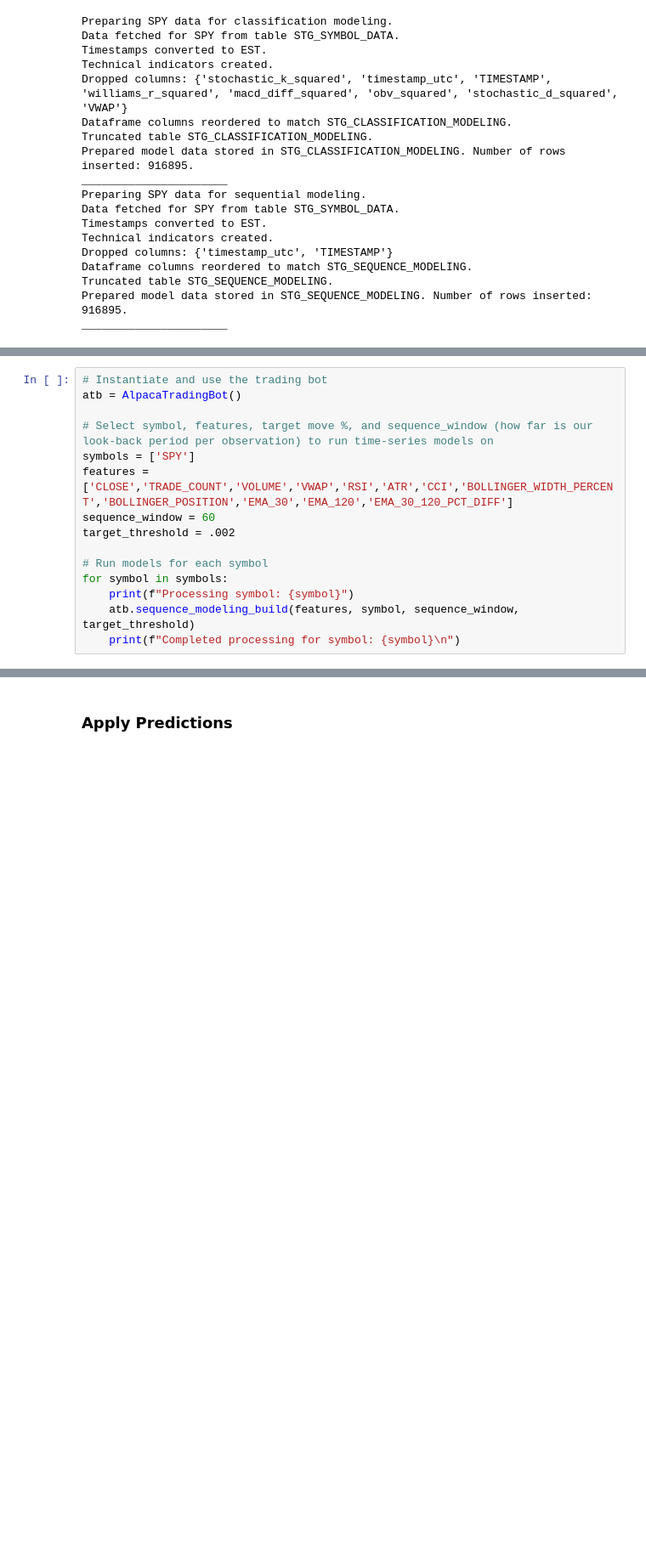
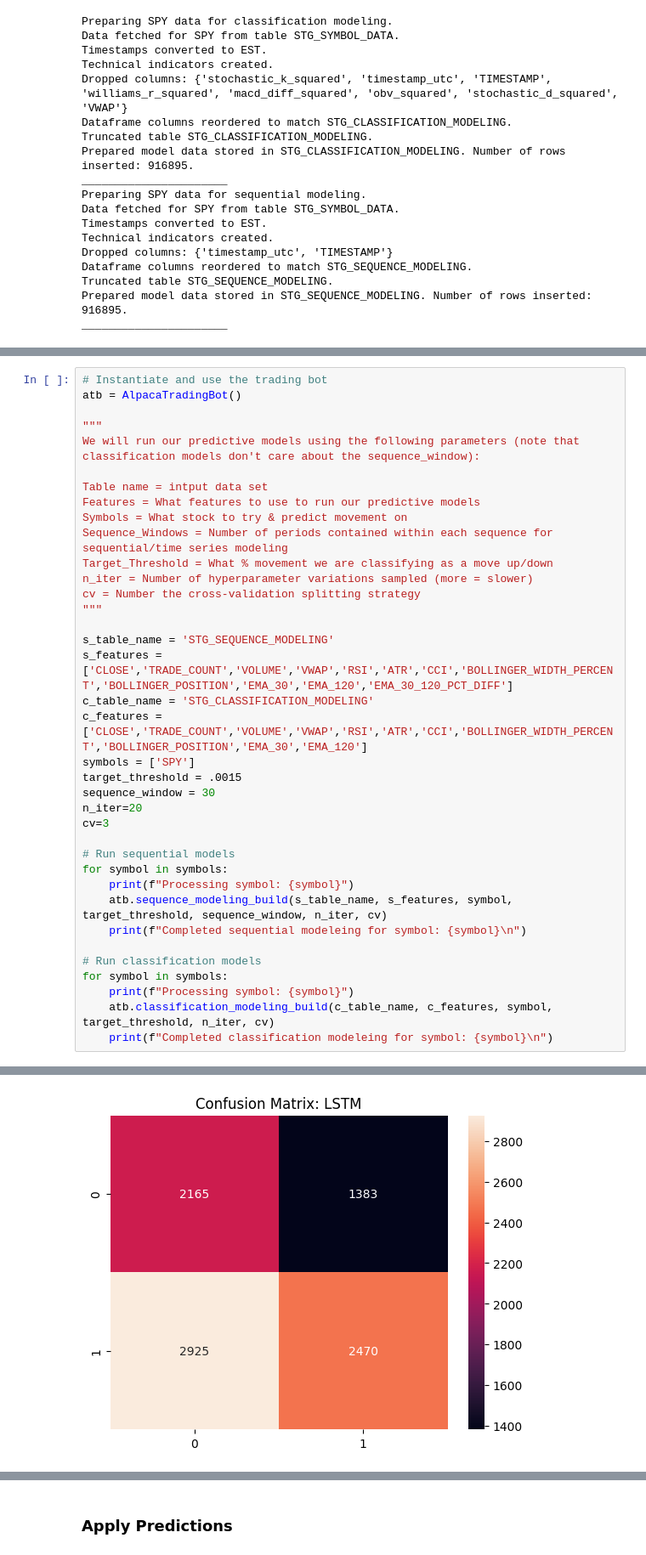
Before and after one commit to Karchensky/Alpaca-Scraper-Trader, a Jupyter notebook: alpaca.ipynb, the cells around one changed output, grey strips where cells are left out. Shown at 85% size. Drawn from its saved outputs; the diff is of its cells as text; blank space fills up the shorter version.

```diff
--- a/alpaca.ipynb
+++ b/alpaca.ipynb
@@ -1320,15 +1265,0 @@ for symbol in symbols:
-# %%
-# Instantiate and use the trading bot
-atb = AlpacaTradingBot()
-
-# Select symbol, features, target move %, and sequence_window (how far is our look-back period per observation) to run time-series models on
-symbols = ['SPY']
-features = ['CLOSE','TRADE_COUNT','VOLUME','VWAP','RSI','ATR','CCI','BOLLINGER_WIDTH_PERCENT','BOLLINGER_POSITION','EMA_30','EMA_120','EMA_30_120_PCT_DIFF']
-sequence_window = 60
-target_threshold = .002
-
-# Run models for each symbol
-for symbol in symbols:
-    print(f"Processing symbol: {symbol}")
-    atb.sequence_modeling_build(features, symbol, sequence_window, target_threshold)
-    print(f"Completed processing for symbol: {symbol}\n")
@@ -1436,0 +1268,38 @@ Completed processing for symbol: SPY
+# %%
+# Instantiate and use the trading bot
+atb = AlpacaTradingBot()
+
+"""
+We will run our predictive models using the following parameters (note that classification models don't care about the sequence_window):
+
+Table name = intput data set
+Features = What features to use to run our predictive models
+Symbols = What stock to try & predict movement on
+Sequence_Windows = Number of periods contained within each sequence for sequential/time series modeling
+Target_Threshold = What % movement we are classifying as a move up/down
+n_iter = Number of hyperparameter variations sampled (more = slower)
+cv = Number the cross-validation splitting strategy
+"""
+
+s_table_name = 'STG_SEQUENCE_MODELING'
+s_features = ['CLOSE','TRADE_COUNT','VOLUME','VWAP','RSI','ATR','CCI','BOLLINGER_WIDTH_PERCENT','BOLLINGER_POSITION','EMA_30','EMA_120','EMA_30_120_PCT_DIFF']
+c_table_name = 'STG_CLASSIFICATION_MODELING'
+c_features = ['CLOSE','TRADE_COUNT','VOLUME','VWAP','RSI','ATR','CCI','BOLLINGER_WIDTH_PERCENT','BOLLINGER_POSITION','EMA_30','EMA_120']
+symbols = ['SPY']
+target_threshold = .0015
+sequence_window = 30
+n_iter=20
+cv=3
+
+# Run sequential models
+for symbol in symbols:
+    print(f"Processing symbol: {symbol}")
+    atb.sequence_modeling_build(s_table_name, s_features, symbol, target_threshold, sequence_window, n_iter, cv)
+    print(f"Completed sequential modeleing for symbol: {symbol}\n")
+
+# Run classification models
+for symbol in symbols:
+    print(f"Processing symbol: {symbol}")
+    atb.classification_modeling_build(c_table_name, c_features, symbol, target_threshold, n_iter, cv)
+    print(f"Completed classification modeleing for symbol: {symbol}\n")
+# %% [output]
@@ -1436,0 +1335 @@ Completed processing for symbol: SPY
+[figure, added]
```
Also changed, not shown: parts of 8 cells of this notebook.
